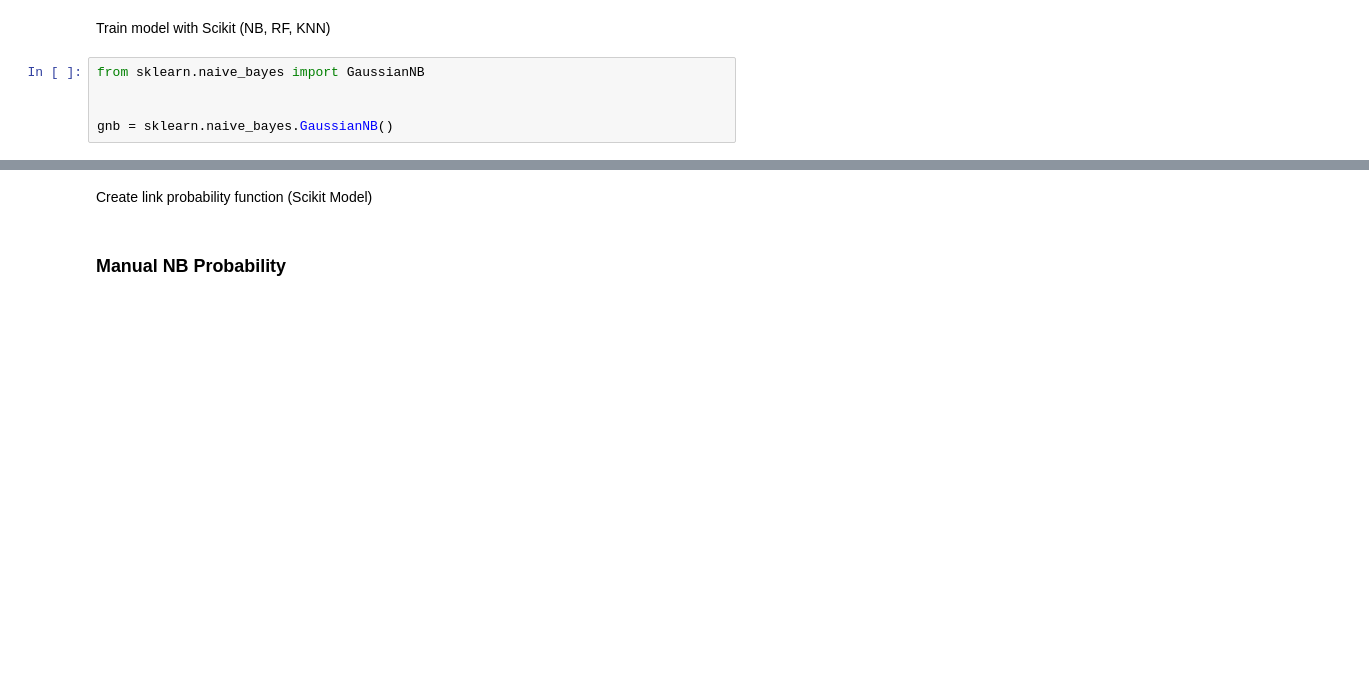
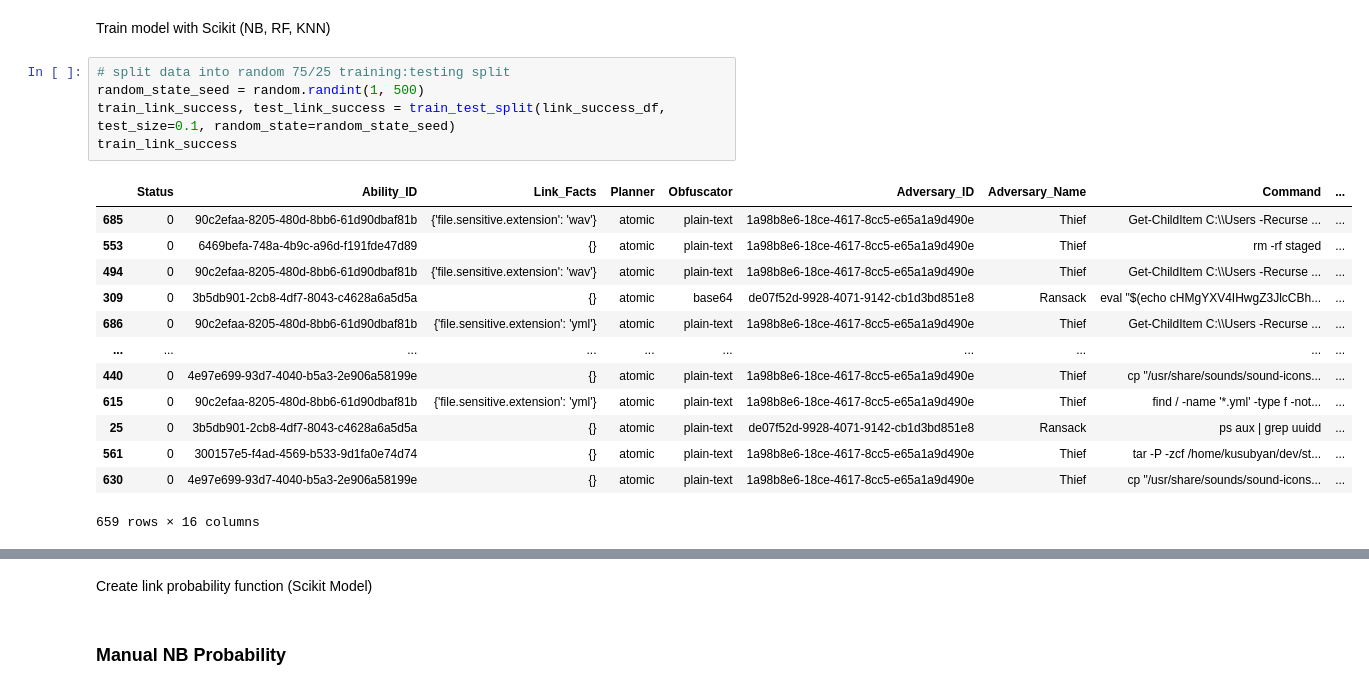
Before and after one commit to mitre/stockpile, a Jupyter notebook: app/NB_Model_Notebook.ipynb, the cells around one changed output, grey strips where cells are left out. Cells and saved outputs as stored; diff of their text form; blank space fills up the shorter version.

Commit message:
Feat: initial SciKit data refractor and encoding

```diff
--- a/app/NB_Model_Notebook.ipynb
+++ b/app/NB_Model_Notebook.ipynb
@@ -273,7 +324,21 @@ Name: Status, dtype: float64
 # %% [markdown]
 Train model with Scikit (NB, RF, KNN)
-# %%
-from sklearn.naive_bayes import GaussianNB
-
-
-gnb = sklearn.naive_bayes.GaussianNB()
+# %%
+# split data into random 75/25 training:testing split
+random_state_seed = random.randint(1, 500)
+train_link_success, test_link_success = train_test_split(link_success_df, test_size=0.1, random_state=random_state_seed)
+train_link_success
+# %% [output]
+|  | Status | Ability_ID | Link_Facts | Planner | Obfuscator | Adversary_ID | Adversary_Name | Command | ... |
+| 685 | 0 | 90c2efaa-8205-480d-8bb6-61d90dbaf81b | {'file.sensitive.extension': 'wav'} | atomic | plain-text | 1a98b8e6-18ce-4617-8cc5-e65a1a9d490e | Thief | Get-ChildItem C:\\Users -Recurse ... | ... |
+| 553 | 0 | 6469befa-748a-4b9c-a96d-f191fde47d89 | {} | atomic | plain-text | 1a98b8e6-18ce-4617-8cc5-e65a1a9d490e | Thief | rm -rf staged | ... |
+| 494 | 0 | 90c2efaa-8205-480d-8bb6-61d90dbaf81b | {'file.sensitive.extension': 'wav'} | atomic | plain-text | 1a98b8e6-18ce-4617-8cc5-e65a1a9d490e | Thief | Get-ChildItem C:\\Users -Recurse ... | ... |
+| 309 | 0 | 3b5db901-2cb8-4df7-8043-c4628a6a5d5a | {} | atomic | base64 | de07f52d-9928-4071-9142-cb1d3bd851e8 | Ransack | eval "$(echo cHMgYXV4IHwgZ3JlcCBh... | ... |
+| 686 | 0 | 90c2efaa-8205-480d-8bb6-61d90dbaf81b | {'file.sensitive.extension': 'yml'} | atomic | plain-text | 1a98b8e6-18ce-4617-8cc5-e65a1a9d490e | Thief | Get-ChildItem C:\\Users -Recurse ... | ... |
+| ... | ... | ... | ... | ... | ... | ... | ... | ... | ... |
+| 440 | 0 | 4e97e699-93d7-4040-b5a3-2e906a58199e | {} | atomic | plain-text | 1a98b8e6-18ce-4617-8cc5-e65a1a9d490e | Thief | cp "/usr/share/sounds/sound-icons... | ... |
+| 615 | 0 | 90c2efaa-8205-480d-8bb6-61d90dbaf81b | {'file.sensitive.extension': 'yml'} | atomic | plain-text | 1a98b8e6-18ce-4617-8cc5-e65a1a9d490e | Thief | find / -name '*.yml' -type f -not... | ... |
+| 25 | 0 | 3b5db901-2cb8-4df7-8043-c4628a6a5d5a | {} | atomic | plain-text | de07f52d-9928-4071-9142-cb1d3bd851e8 | Ransack | ps aux | grep uuidd | ... |
+| 561 | 0 | 300157e5-f4ad-4569-b533-9d1fa0e74d74 | {} | atomic | plain-text | 1a98b8e6-18ce-4617-8cc5-e65a1a9d490e | Thief | tar -P -zcf /home/kusubyan/dev/st... | ... |
+| 630 | 0 | 4e97e699-93d7-4040-b5a3-2e906a58199e | {} | atomic | plain-text | 1a98b8e6-18ce-4617-8cc5-e65a1a9d490e | Thief | cp "/usr/share/sounds/sound-icons... | ... |
+659 rows × 16 columns
```
Also changed, not shown: parts of 11 cells of this notebook.
